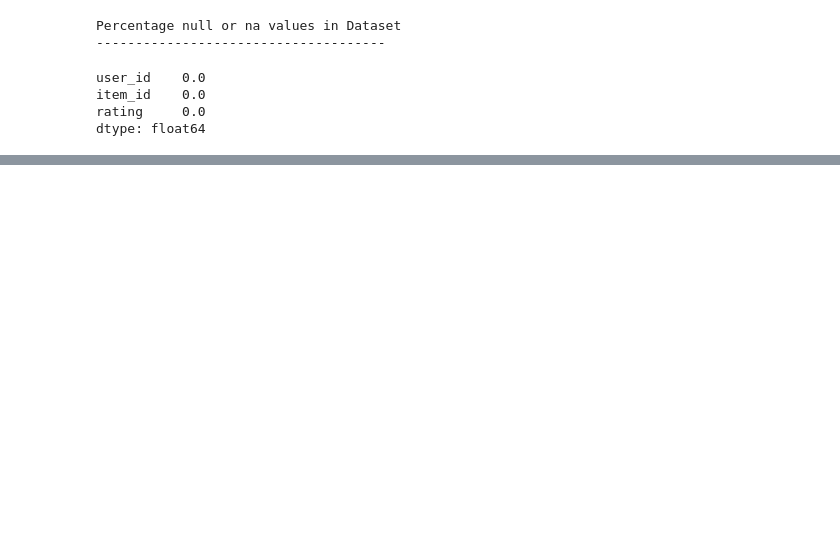
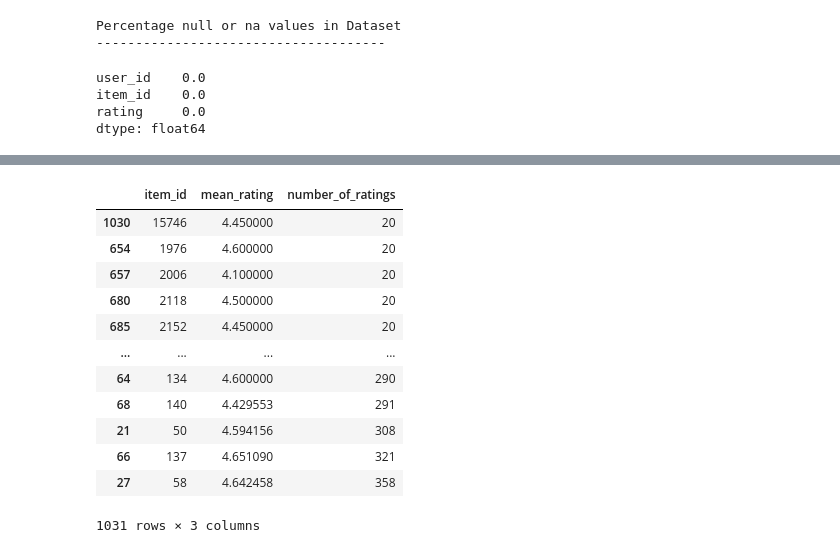
Before and after one commit to snorrealv/info345_semester_assignment, a Jupyter notebook: basic_recommender.ipynb, the cells around one changed output, grey strips where cells are left out. Drawn from its saved outputs; the diff is of its cells as text; code cells hidden in the pictures; blank space fills up the shorter version.

```diff
--- a/basic_recommender.ipynb
+++ b/basic_recommender.ipynb
@@ -39,0 +160,25 @@ dtype: float64
+# %%
+
+# Group data by recipe, count number of ratings and shows mean rating for each recipe:
+aggregate_by_recipe = df.groupby('item_id').agg(mean_rating = ('rating', 'mean'),
+number_of_ratings = ('rating', 'count')).reset_index()
+
+
+# Sorts the dataframe by number of ratings, shows us the number of times the least rated recipe has been rated.
+#  By not using .head(), we can also see the recipes with the highest number of ratings.
+
+aggregate_by_recipe.sort_values('number_of_ratings')
+# %% [output]
+|  | item_id | mean_rating | number_of_ratings |
+| 1030 | 15746 | 4.450000 | 20 |
+| 654 | 1976 | 4.600000 | 20 |
+| 657 | 2006 | 4.100000 | 20 |
+| 680 | 2118 | 4.500000 | 20 |
+| 685 | 2152 | 4.450000 | 20 |
+| ... | ... | ... | ... |
+| 64 | 134 | 4.600000 | 290 |
+| 68 | 140 | 4.429553 | 291 |
+| 21 | 50 | 4.594156 | 308 |
+| 66 | 137 | 4.651090 | 321 |
+| 27 | 58 | 4.642458 | 358 |
+1031 rows × 3 columns
```
Also changed, not shown: parts of 23 cells of this notebook.
